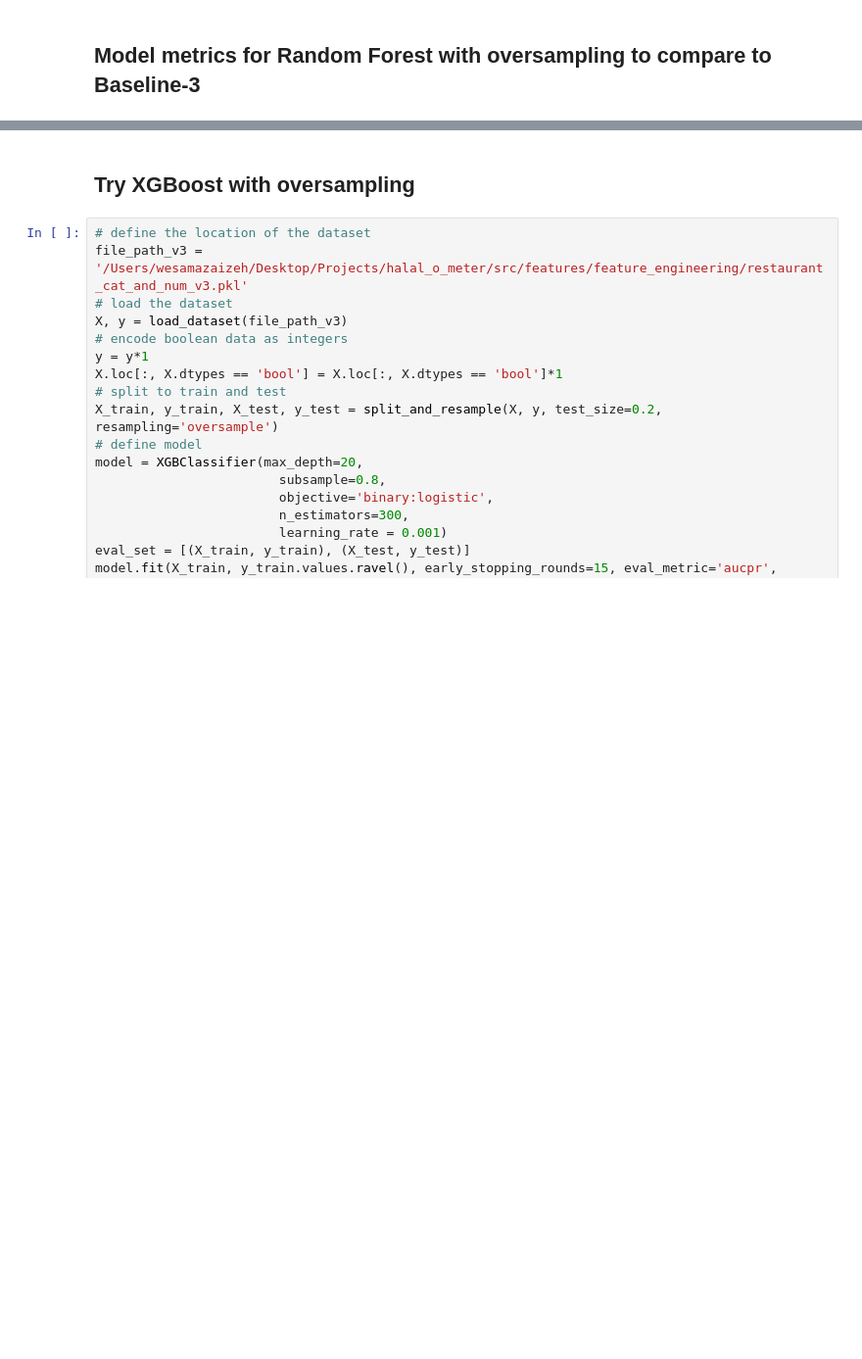
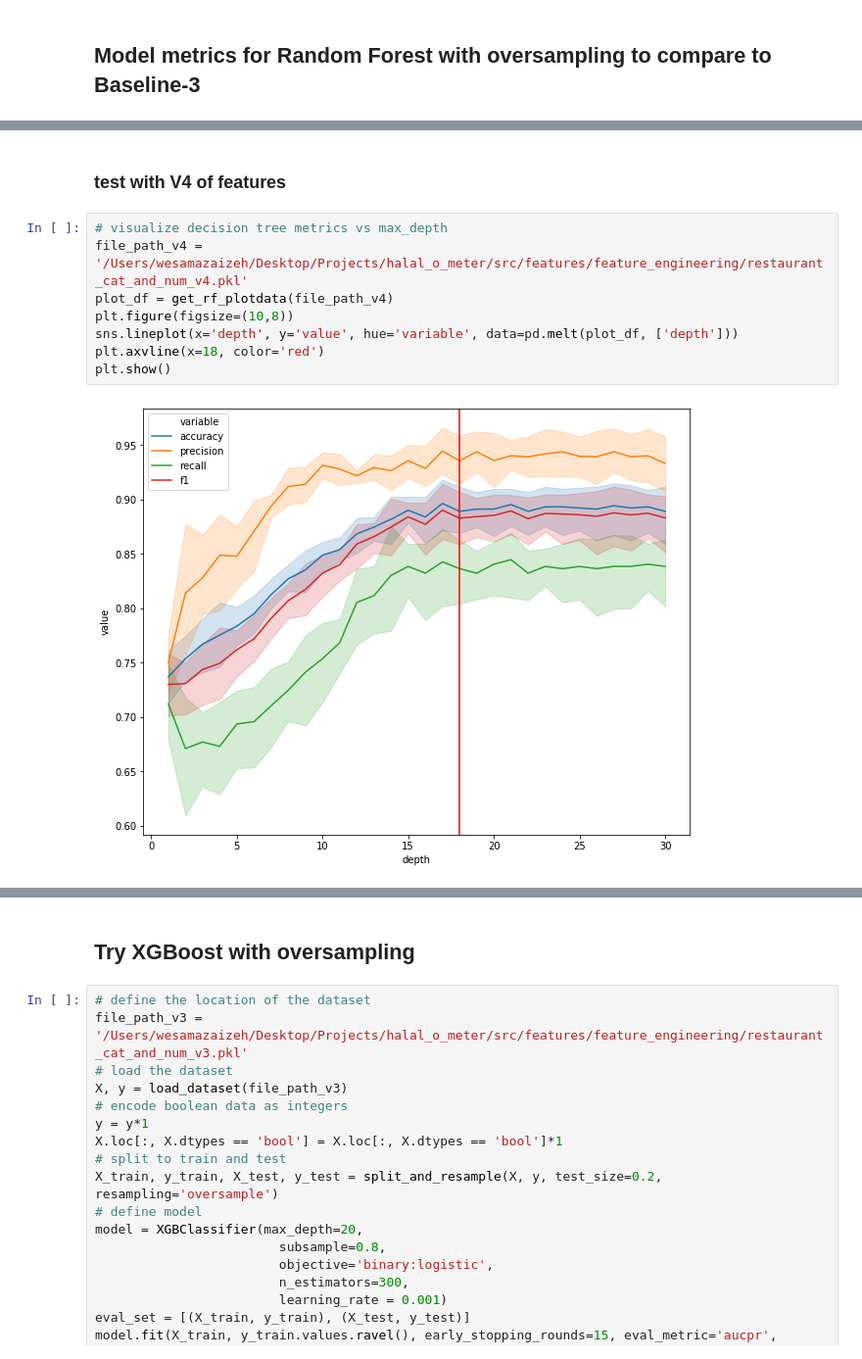
Before and after one commit to WAzaizeh/Halal_o_Meter, a Jupyter notebook: src/models/baseline/baseline_v5.ipynb, the cells around one changed output, grey strips where cells are left out. Shown at 98% size. Drawn from its saved outputs; the diff is of its cells as text; blank space fills up the shorter version.

```diff
--- a/src/models/baseline/baseline_v5.ipynb
+++ b/src/models/baseline/baseline_v5.ipynb
@@ -205,3 +259,15 @@ plt.show()
+# %% [markdown]
+### test with V4 of features
+# %%
+# visualize decision tree metrics vs max_depth
+file_path_v4 = '/Users/wesamazaizeh/Desktop/Projects/halal_o_meter/src/features/feature_engineering/restaurant_cat_and_num_v4.pkl'
+plot_df = get_rf_plotdata(file_path_v4)
+plt.figure(figsize=(10,8))
+sns.lineplot(x='depth', y='value', hue='variable', data=pd.melt(plot_df, ['depth']))
+plt.axvline(x=18, color='red')
+plt.show()
+# %% [output]
+[figure, added]
 # %%
 # use max depth of 20
 model = RandomForestClassifier(max_depth=20)
```
Also changed, not shown: parts of 7 cells of this notebook, 1 other file.
